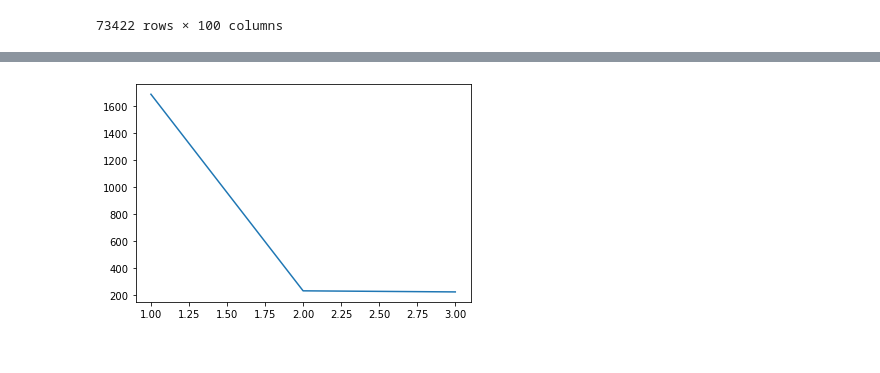
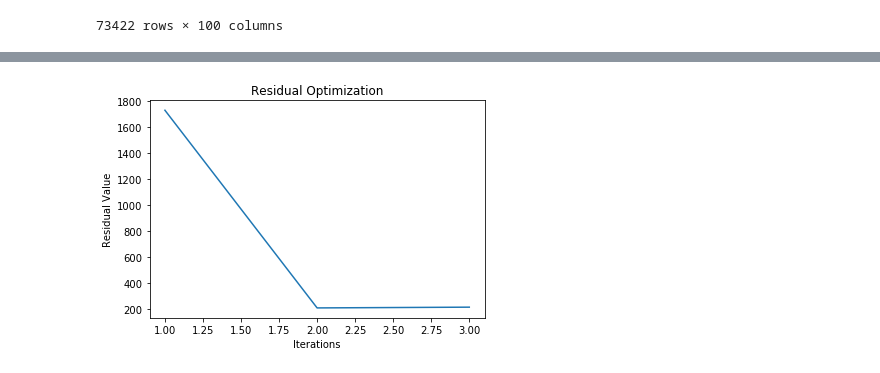
Before and after one commit to brendanwliu/joke_recommender, a Jupyter notebook: movie-recommender-based.ipynb, the cells around one changed output, grey strips where cells are left out. Cells and saved outputs as stored; diff of their text form; code cells hidden in the pictures.

```diff
--- a/movie-recommender-based.ipynb
+++ b/movie-recommender-based.ipynb
@@ -100,10 +90,16 @@ for t in tqdm_notebook(range(0, 3)):
         V[j] = V[j] + rate*U[i]*(Xsub.iloc[i,j] - np.inner(U[i], V[j]))
 # %% [output]
 [interactive output not drawn]
-# %%
-sns.lineplot(range(1,4), residual2);
-# %% [output]
-[figure, removed]
+# %%
+# seeing where the residuals begin to even out
+sns.lineplot(range(1,4), residual2);
+plt.xlabel('Iterations')
+plt.ylabel('Residual Value')
+plt.title('Residual Optimization')
+
+plt.savefig('./images/residual_opt.png', dpi = 300)
+# %% [output]
+[figure, added]
 # %%
 XsubFit = pd.DataFrame(np.inner(U, V)*XOnes)
 
```
Also changed, not shown: parts of 6 cells of this notebook, 2 other files.
